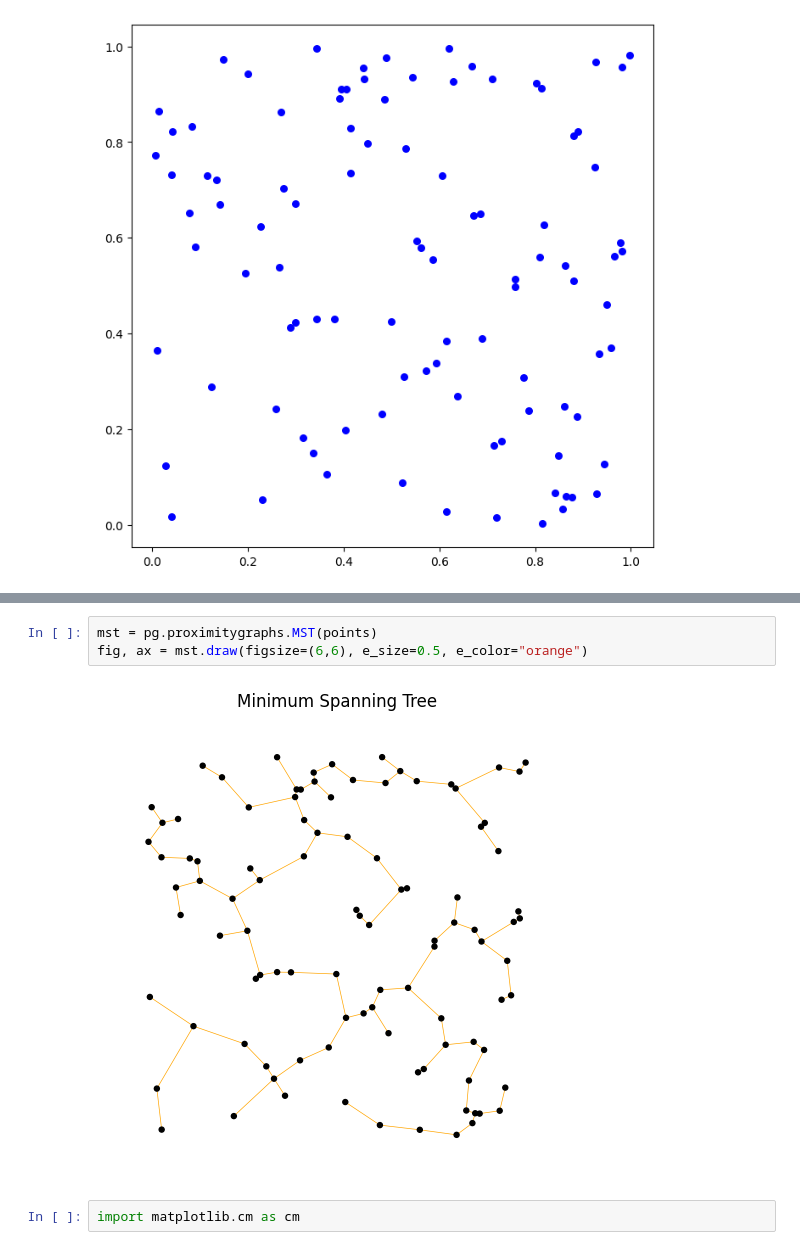
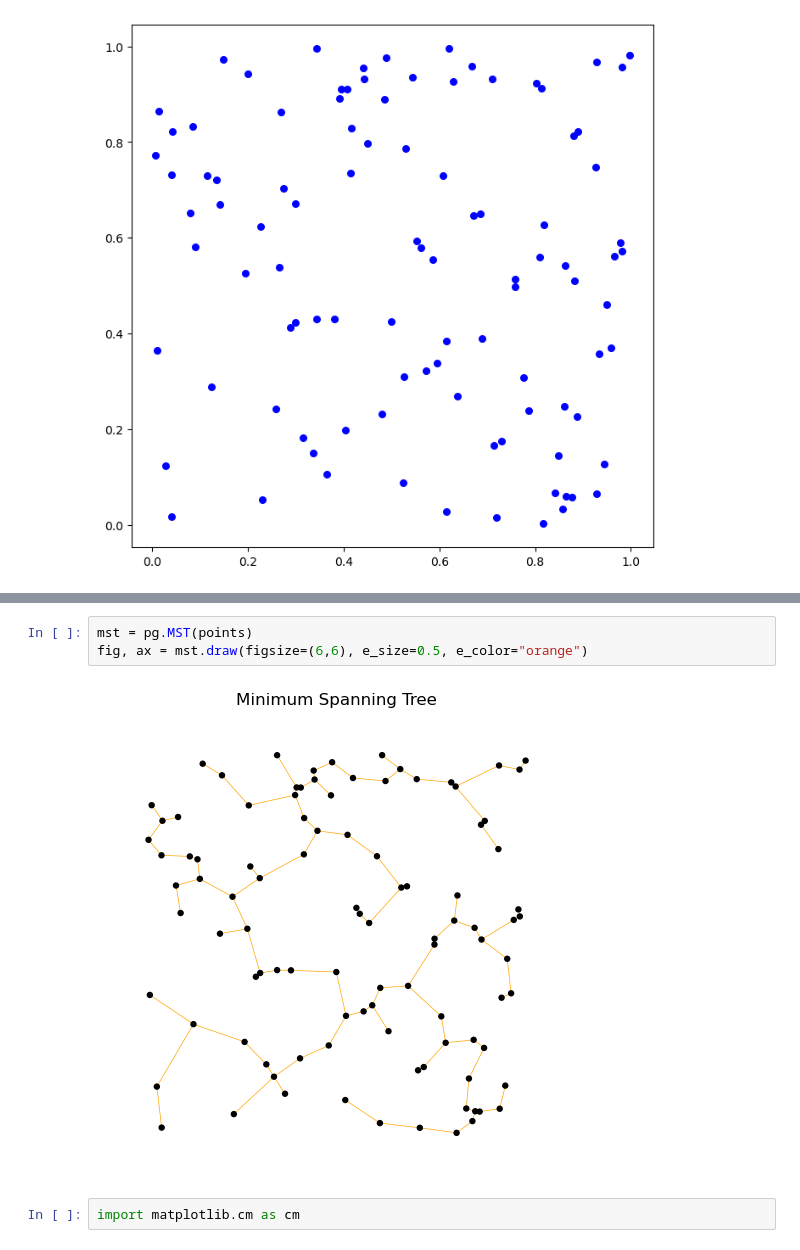
Before and after one commit to HectorMaravillo/ProximityGraphs, a Jupyter notebook: testbio.ipynb, the cells around one changed output, grey strips where cells are left out. Saved outputs shown, nothing was run; the diff lists cells and outputs as text.

```diff
--- a/testbio.ipynb
+++ b/testbio.ipynb
@@ -24,10 +24,10 @@ ph.draw2(
 (<Figure size 700x700 with 1 Axes>, <Axes: title={'center': 'Physarum Graph'}>)
 [figure]
 # %%
-mst = pg.proximitygraphs.MST(points)
+mst = pg.MST(points)
 fig, ax = mst.draw(figsize=(6,6), e_size=0.5, e_color="orange")
 # %% [output]
-[figure, old version]
+[figure, new version]
 # %%
 import matplotlib.cm as cm
 # %%
```
Also changed, not shown: parts of 2 cells of this notebook, 2 other files.
